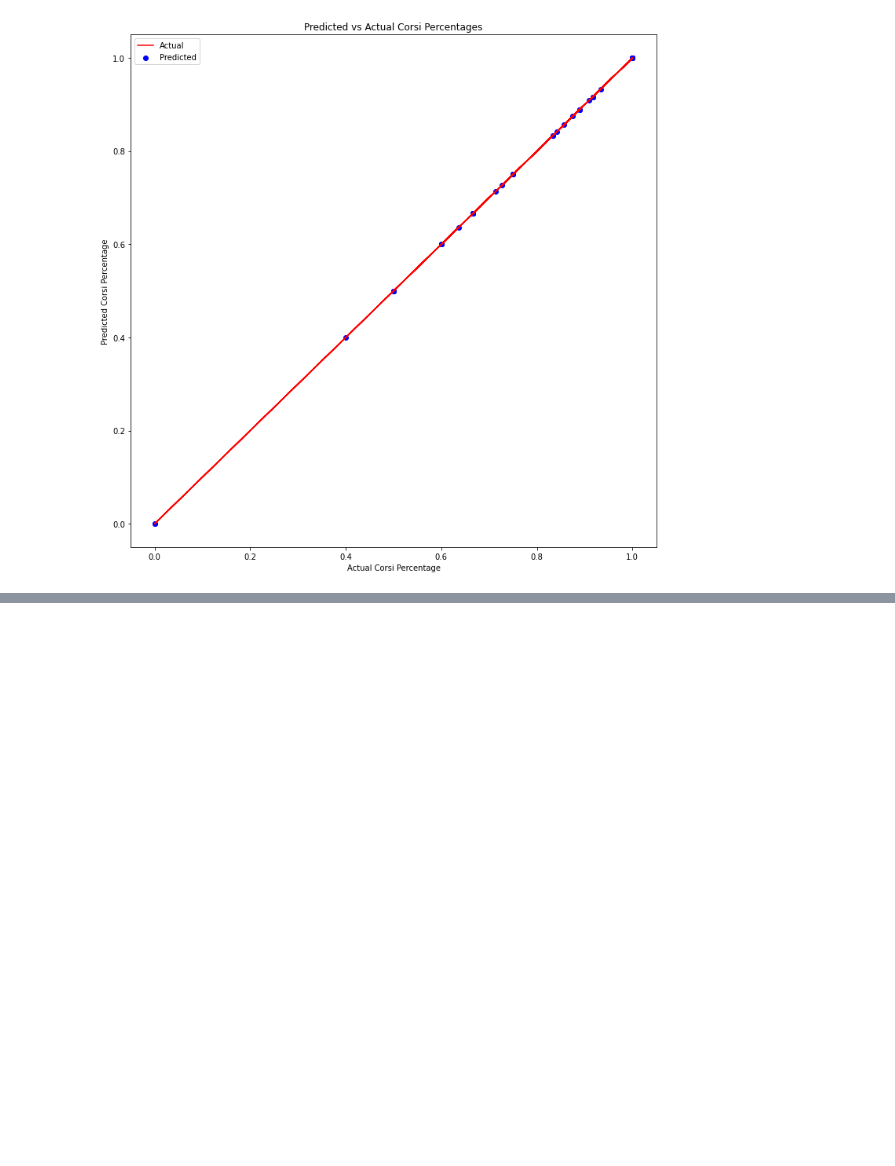
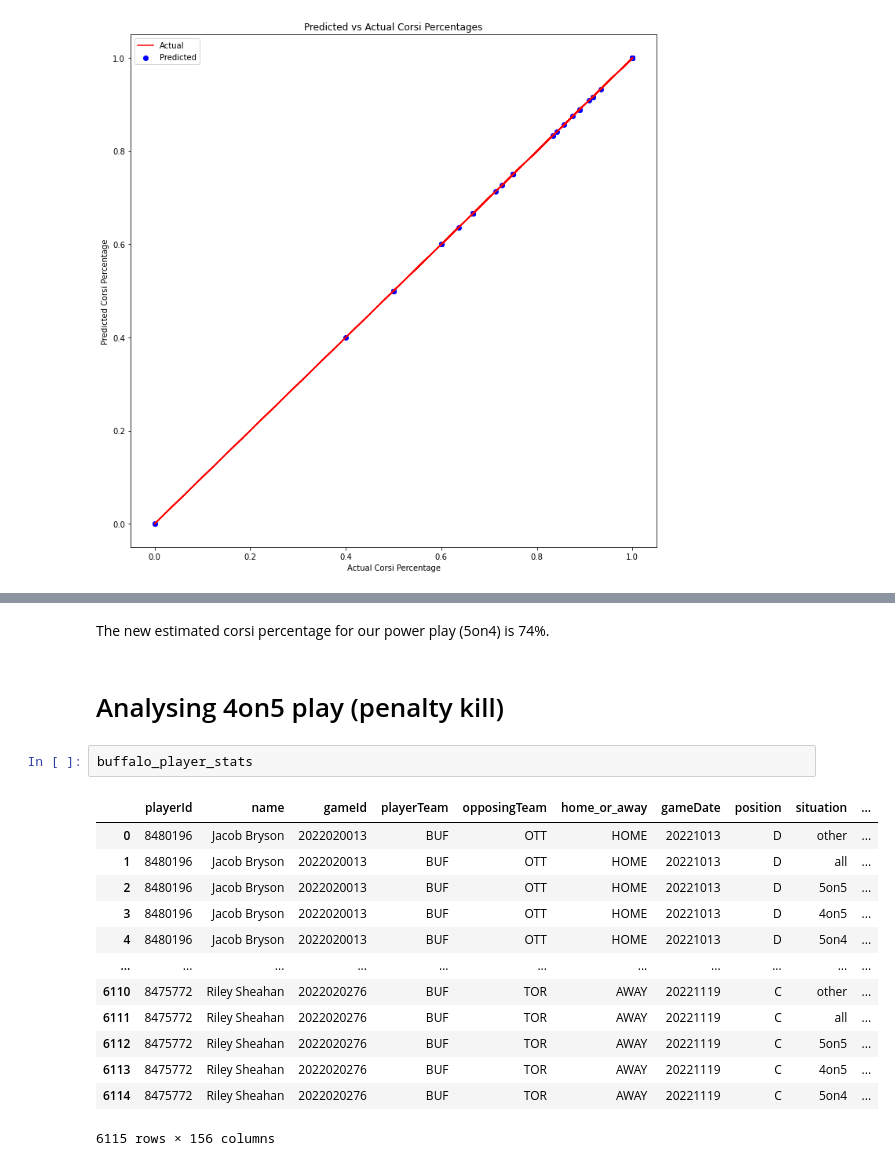
Before and after one commit to MichalOst3389/nhl_team_analysis, a Jupyter notebook: nhl_team_analysis/NHL Notebook.ipynb, the cells around one changed output, grey strips where cells are left out. Drawn from its saved outputs; the diff is of its cells as text; blank space fills up the shorter version.

Commit message:
started analysis on penalty kill

```diff
--- a/nhl_team_analysis/NHL Notebook.ipynb
+++ b/nhl_team_analysis/NHL Notebook.ipynb
@@ -351,0 +512,20 @@ plt.show()
+# %% [markdown]
+The new estimated corsi percentage for our power play (5on4) is 74%.
+# %% [markdown]
+# Analysing 4on5 play (penalty kill)
+# %%
+buffalo_player_stats
+# %% [output]
+|  | playerId | name | gameId | playerTeam | opposingTeam | home_or_away | gameDate | position | situation | ... |
+| 0 | 8480196 | Jacob Bryson | 2022020013 | BUF | OTT | HOME | 20221013 | D | other | ... |
+| 1 | 8480196 | Jacob Bryson | 2022020013 | BUF | OTT | HOME | 20221013 | D | all | ... |
+| 2 | 8480196 | Jacob Bryson | 2022020013 | BUF | OTT | HOME | 20221013 | D | 5on5 | ... |
+| 3 | 8480196 | Jacob Bryson | 2022020013 | BUF | OTT | HOME | 20221013 | D | 4on5 | ... |
+| 4 | 8480196 | Jacob Bryson | 2022020013 | BUF | OTT | HOME | 20221013 | D | 5on4 | ... |
+| ... | ... | ... | ... | ... | ... | ... | ... | ... | ... | ... |
+| 6110 | 8475772 | Riley Sheahan | 2022020276 | BUF | TOR | AWAY | 20221119 | C | other | ... |
+| 6111 | 8475772 | Riley Sheahan | 2022020276 | BUF | TOR | AWAY | 20221119 | C | all | ... |
+| 6112 | 8475772 | Riley Sheahan | 2022020276 | BUF | TOR | AWAY | 20221119 | C | 5on5 | ... |
+| 6113 | 8475772 | Riley Sheahan | 2022020276 | BUF | TOR | AWAY | 20221119 | C | 4on5 | ... |
+| 6114 | 8475772 | Riley Sheahan | 2022020276 | BUF | TOR | AWAY | 20221119 | C | 5on4 | ... |
+6115 rows × 156 columns
```
Also changed, not shown: parts of 20 cells of this notebook.
